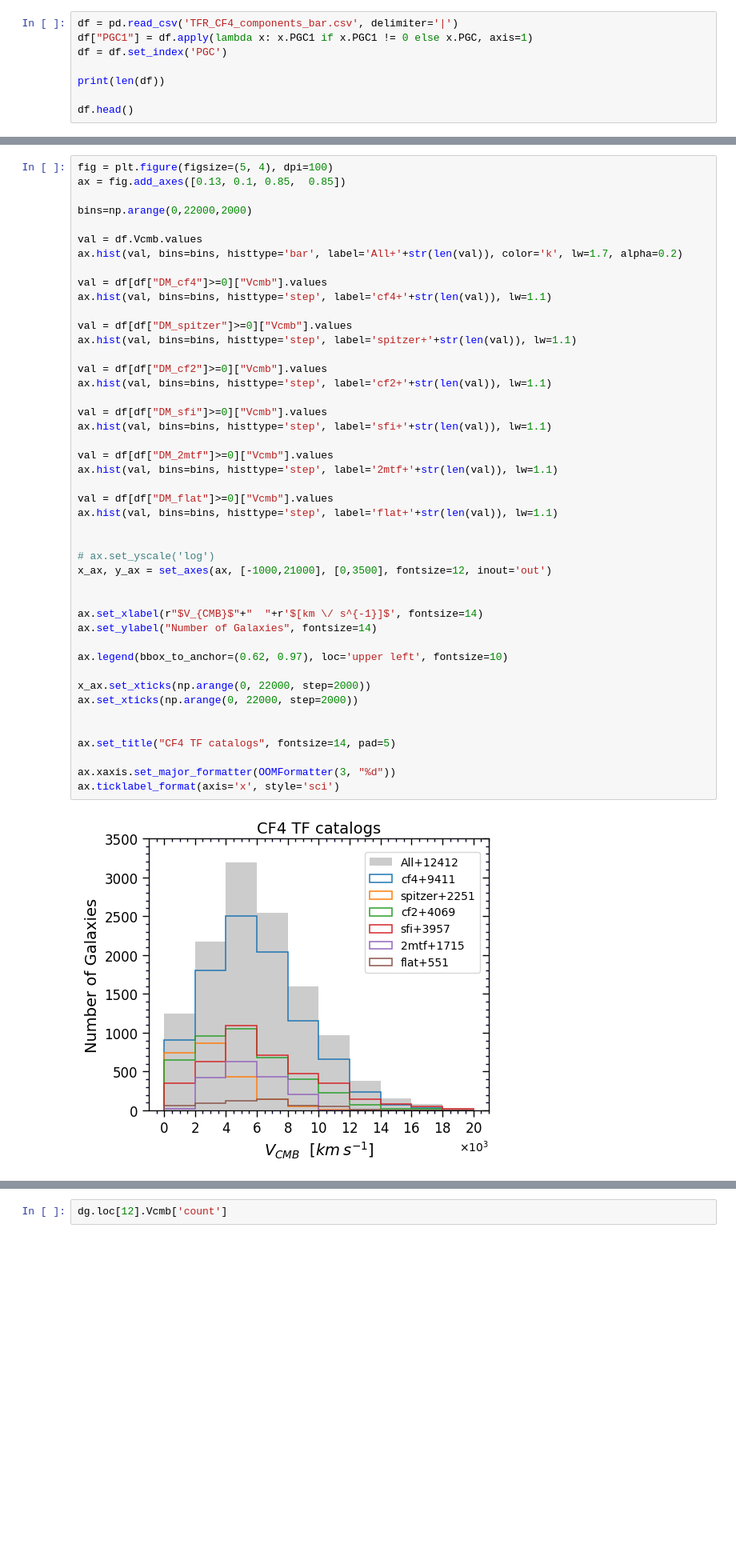
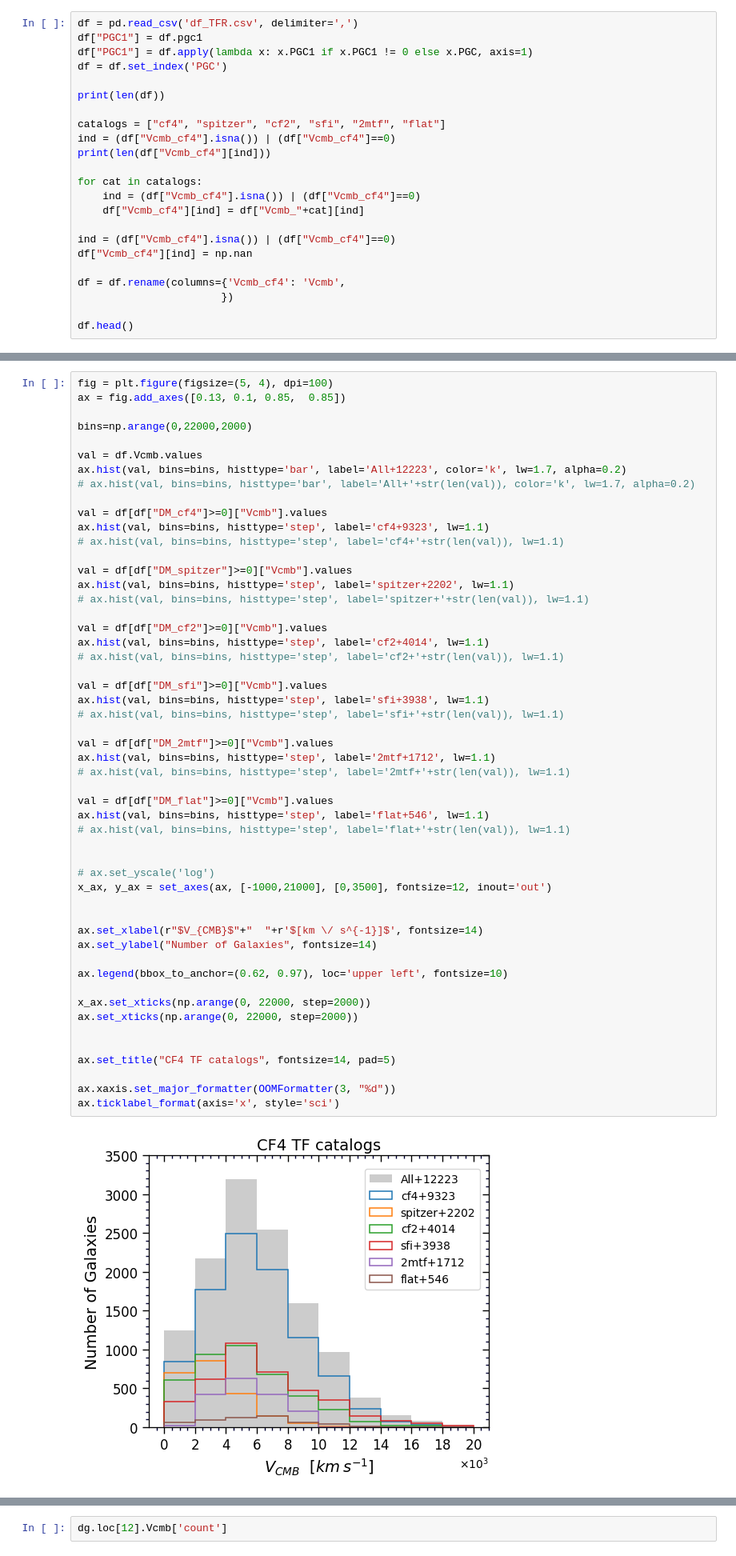
Before and after one commit to ekourkchi/CF4catalog, a Jupyter notebook: TF_aitoff.ipynb, the cells around one changed output, grey strips where cells are left out. Shown at 80% size. Saved outputs shown, nothing was run; the diff lists cells and outputs as text; blank space fills up the shorter version.

Commit message:
fixing the number of galaxies in catalogs

```diff
--- a/TF_aitoff.ipynb
+++ b/TF_aitoff.ipynb
@@ -73,12 +73,27 @@ def set_axes(ax, xlim=None, ylim=None, fontsize=16, twinx=True, twiny=True, mino
 
         return x_ax, y_ax
 # %%
-df = pd.read_csv('TFR_CF4_components_bar.csv', delimiter='|')
+df = pd.read_csv('df_TFR.csv', delimiter=',')
+df["PGC1"] = df.pgc1
 df["PGC1"] = df.apply(lambda x: x.PGC1 if x.PGC1 != 0 else x.PGC, axis=1)
 df = df.set_index('PGC')
 
 print(len(df))
 
+catalogs = ["cf4", "spitzer", "cf2", "sfi", "2mtf", "flat"]
+ind = (df["Vcmb_cf4"].isna()) | (df["Vcmb_cf4"]==0)
+print(len(df["Vcmb_cf4"][ind]))
+
+for cat in catalogs:
+    ind = (df["Vcmb_cf4"].isna()) | (df["Vcmb_cf4"]==0)
+    df["Vcmb_cf4"][ind] = df["Vcmb_"+cat][ind]
+
+ind = (df["Vcmb_cf4"].isna()) | (df["Vcmb_cf4"]==0)
+df["Vcmb_cf4"][ind] = np.nan
+
+df = df.rename(columns={'Vcmb_cf4': 'Vcmb',
+                       })
+
 df.head()
 # %% [output]
 12412
@@ -120,46 +135,53 @@ ax = fig.add_axes([0.13, 0.1, 0.85,  0.85])
 bins=np.arange(0,22000,2000)
 
 val = df.Vcmb.values
-ax.hist(val, bins=bins, histtype='bar', label='All+'+str(len(val)), color='k', lw=1.7, alpha=0.2)
+ax.hist(val, bins=bins, histtype='bar', label='All+12223', color='k', lw=1.7, alpha=0.2)
+# ax.hist(val, bins=bins, histtype='bar', label='All+'+str(len(val)), color='k', lw=1.7, alpha=0.2)
 
 val = df[df["DM_cf4"]>=0]["Vcmb"].values
-ax.hist(val, bins=bins, histtype='step', label='cf4+'+str(len(val)), lw=1.1)
+ax.hist(val, bins=bins, histtype='step', label='cf4+9323', lw=1.1)
+# ax.hist(val, bins=bins, histtype='step', label='cf4+'+str(len(val)), lw=1.1)
 
 val = df[df["DM_spitzer"]>=0]["Vcmb"].values
-ax.hist(val, bins=bins, histtype='step', label='spitzer+'+str(len(val)), lw=1.1)
+ax.hist(val, bins=bins, histtype='step', label='spitzer+2202', lw=1.1)
+# ax.hist(val, bins=bins, histtype='step', label='spitzer+'+str(len(val)), lw=1.1)
 
 val = df[df["DM_cf2"]>=0]["Vcmb"].values
-ax.hist(val, bins=bins, histtype='step', label='cf2+'+str(len(val)), lw=1.1)
+ax.hist(val, bins=bins, histtype='step', label='cf2+4014', lw=1.1)
+# ax.hist(val, bins=bins, histtype='step', label='cf2+'+str(len(val)), lw=1.1)
 
 val = df[df["DM_sfi"]>=0]["Vcmb"].values
-ax.hist(val, bins=bins, histtype='step', label='sfi+'+str(len(val)), lw=1.1)
+ax.hist(val, bins=bins, histtype='step', label='sfi+3938', lw=1.1)
+# ax.hist(val, bins=bins, histtype='step', label='sfi+'+str(len(val)), lw=1.1)
 
 val = df[df["DM_2mtf"]>=0]["Vcmb"].values
-ax.hist(val, bins=bins, histtype='step', label='2mtf+'+str(len(val)), lw=1.1)
+ax.hist(val, bins=bins, histtype='step', label='2mtf+1712', lw=1.1)
+# ax.hist(val, bins=bins, histtype='step', label='2mtf+'+str(len(val)), lw=1.1)
 
 val = df[df["DM_flat"]>=0]["Vcmb"].values
-ax.hist(val, bins=bins, histtype='step', label='flat+'+str(len(val)), lw=1.1)
+ax.hist(val, bins=bins, histtype='step', label='flat+546', lw=1.1)
+# ax.hist(val, bins=bins, histtype='step', label='flat+'+str(len(val)), lw=1.1)
 
 
 # ax.set_yscale('log')
 x_ax, y_ax = set_axes(ax, [-1000,21000], [0,3500], fontsize=12, inout='out')
 
 
 ax.set_xlabel(r"$V_{CMB}$"+"  "+r'$[km \/ s^{-1}]$', fontsize=14)
 ax.set_ylabel("Number of Galaxies", fontsize=14)
 
 ax.legend(bbox_to_anchor=(0.62, 0.97), loc='upper left', fontsize=10)
 
 x_ax.set_xticks(np.arange(0, 22000, step=2000))
 ax.set_xticks(np.arange(0, 22000, step=2000))
 
 
 ax.set_title("CF4 TF catalogs", fontsize=14, pad=5)
 
 ax.xaxis.set_major_formatter(OOMFormatter(3, "%d"))
 ax.ticklabel_format(axis='x', style='sci')
 # %% [output]
-[figure, old version]
+[figure, new version]
 # %%
 df.columns
 # %% [output]
```
Also changed, not shown: parts of 6 cells of this notebook, 6 other files.
